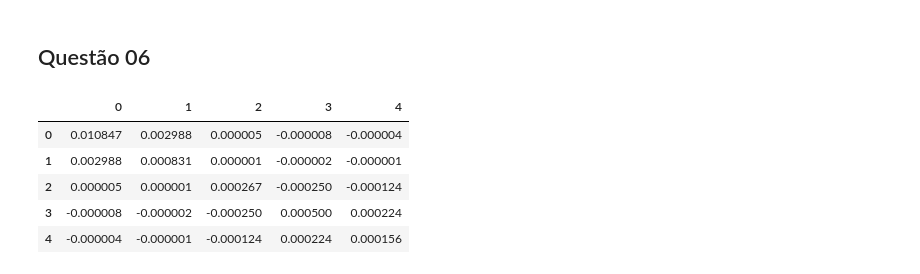
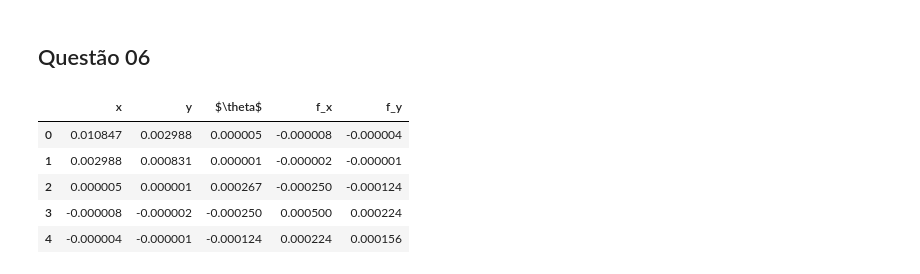
Before and after one commit to LucasHattoriCosta/PMR3502, a Jupyter notebook: ep1.ipynb, the cells around one changed output. Drawn from its saved outputs; the diff is of its cells as text; code cells hidden in the pictures.

```diff
--- a/ep1.ipynb
+++ b/ep1.ipynb
@@ -184,9 +183,9 @@ for t in range(int(1375/dt)):
     ekf_q6.predict(t)
     ekf_q6.update(t)
 # %%
-pd.DataFrame(ekf_q6.Sigma)
+pd.DataFrame(ekf_q6.Sigma, columns=['x','y',r'$\theta$',r'f_x',r'f_y'])
 # %% [output]
-|  | 0 | 1 | 2 | 3 | 4 |
+|  | x | y | $\theta$ | f_x | f_y |
 | 0 | 0.010847 | 0.002988 | 0.000005 | -0.000008 | -0.000004 |
 | 1 | 0.002988 | 0.000831 | 0.000001 | -0.000002 | -0.000001 |
 | 2 | 0.000005 | 0.000001 | 0.000267 | -0.000250 | -0.000124 |
```
Also changed, not shown: parts of 3 cells of this notebook, 5 other files.
